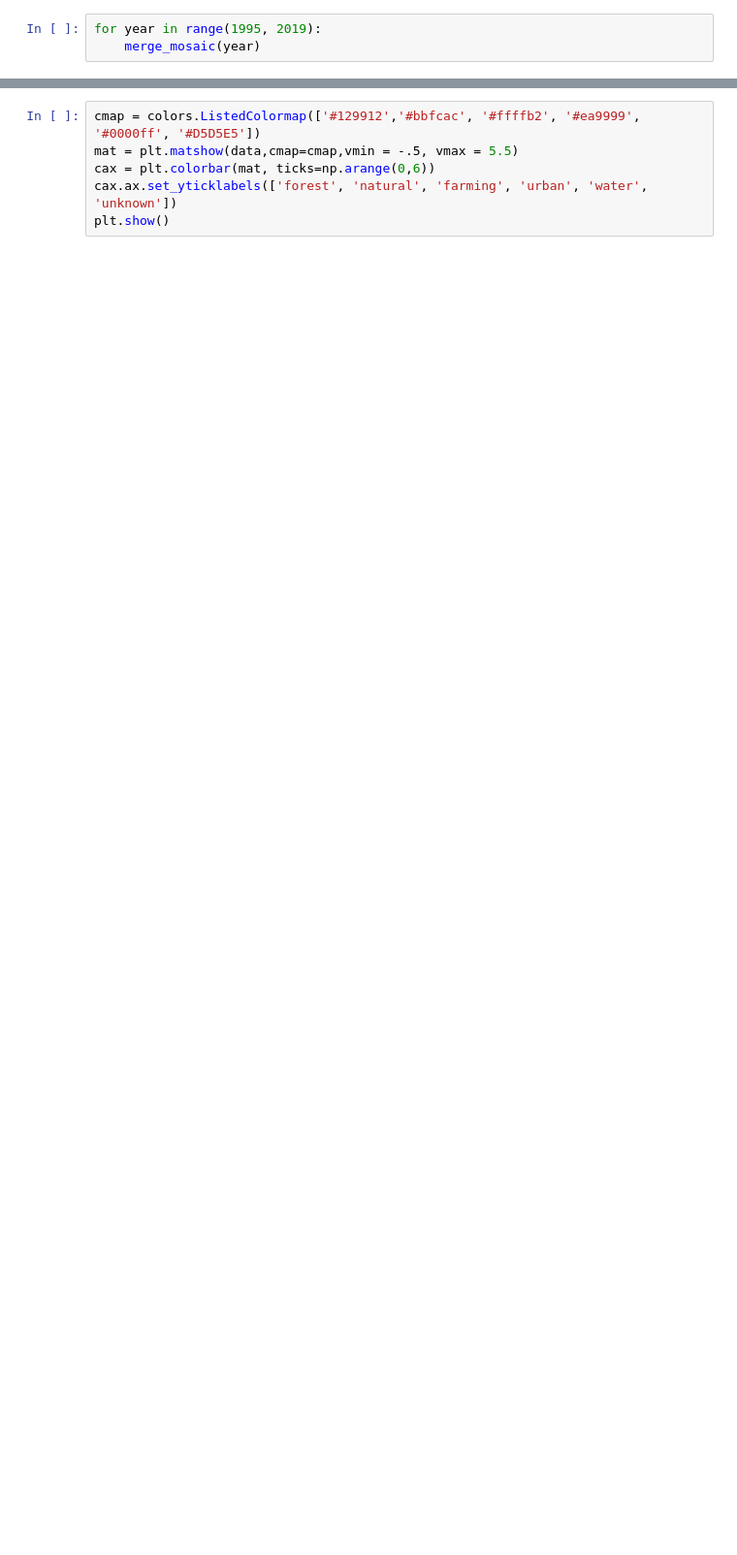
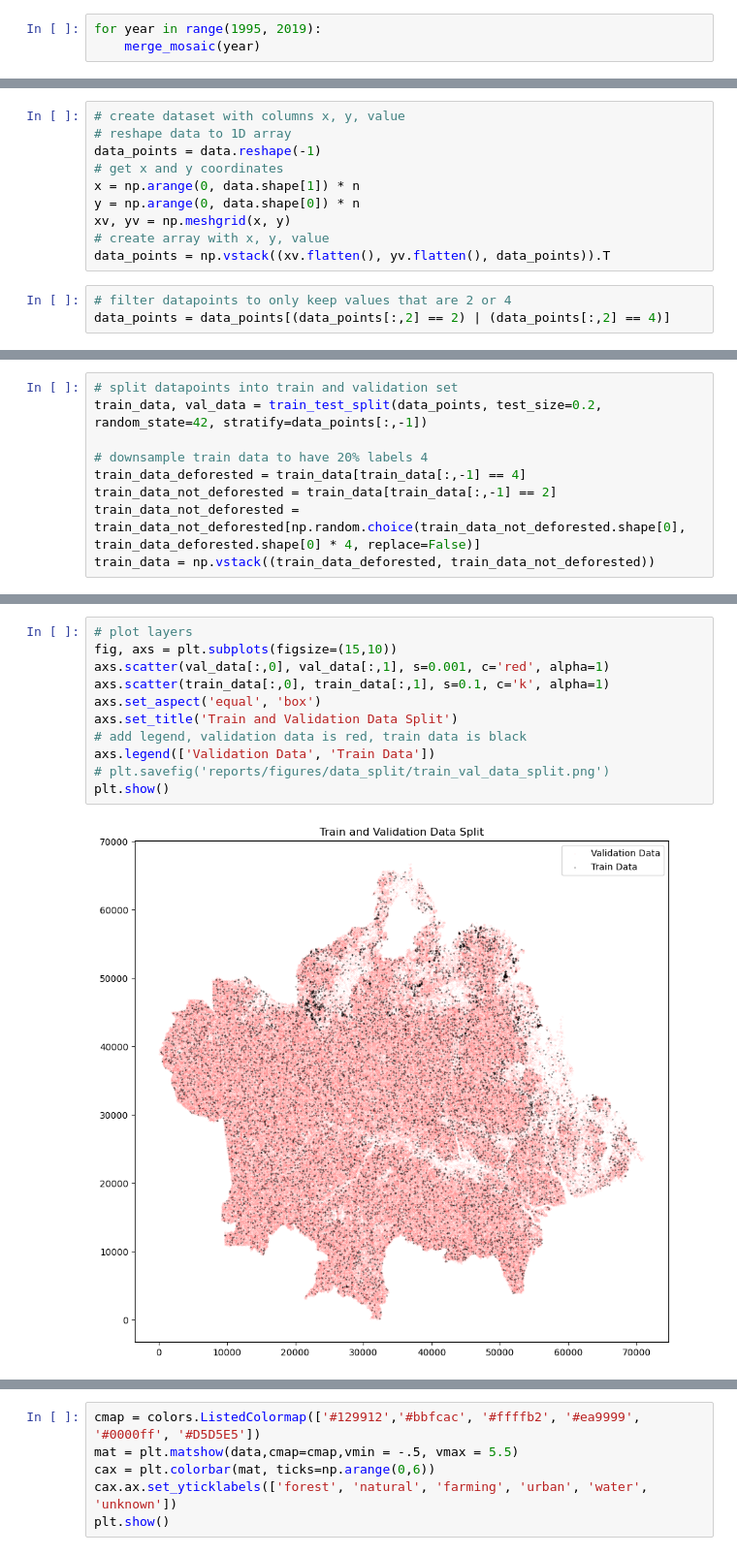
Before and after one commit to TimEngelmann/future-deforestation, a Jupyter notebook: notebooks/fine_scale_pipeline.ipynb, the cells around one changed output, grey strips where cells are left out. Shown at 97% size. Drawn from its saved outputs; the diff is of its cells as text; blank space fills up the shorter version.

```diff
--- a/notebooks/fine_scale_pipeline.ipynb
+++ b/notebooks/fine_scale_pipeline.ipynb
@@ -145,0 +163,13 @@ data.shape
+# %%
+# create dataset with columns x, y, value
+# reshape data to 1D array
+data_points = data.reshape(-1)
+# get x and y coordinates
+x = np.arange(0, data.shape[1]) * n
+y = np.arange(0, data.shape[0]) * n
+xv, yv = np.meshgrid(x, y)
+# create array with x, y, value
+data_points = np.vstack((xv.flatten(), yv.flatten(), data_points)).T
+# %%
+# filter datapoints to only keep values that are 2 or 4
+data_points = data_points[(data_points[:,2] == 2) | (data_points[:,2] == 4)]
@@ -145,0 +180,9 @@ data.shape
+# %%
+# split datapoints into train and validation set
+train_data, val_data = train_test_split(data_points, test_size=0.2, random_state=42, stratify=data_points[:,-1])
+
+# downsample train data to have 20% labels 4
+train_data_deforested = train_data[train_data[:,-1] == 4]
+train_data_not_deforested = train_data[train_data[:,-1] == 2]
+train_data_not_deforested = train_data_not_deforested[np.random.choice(train_data_not_deforested.shape[0], train_data_deforested.shape[0] * 4, replace=False)]
+train_data = np.vstack((train_data_deforested, train_data_not_deforested))
@@ -145,0 +195,13 @@ data.shape
+# %%
+# plot layers
+fig, axs = plt.subplots(figsize=(15,10))
+axs.scatter(val_data[:,0], val_data[:,1], s=0.001, c='red', alpha=1)
+axs.scatter(train_data[:,0], train_data[:,1], s=0.1, c='k', alpha=1)
+axs.set_aspect('equal', 'box')
+axs.set_title('Train and Validation Data Split')
+# add legend, validation data is red, train data is black
+axs.legend(['Validation Data', 'Train Data'])
+# plt.savefig('reports/figures/data_split/train_val_data_split.png')
+plt.show()
+# %% [output]
+[figure, added]
```
Also changed, not shown: parts of 9 cells of this notebook, 10 other files.
